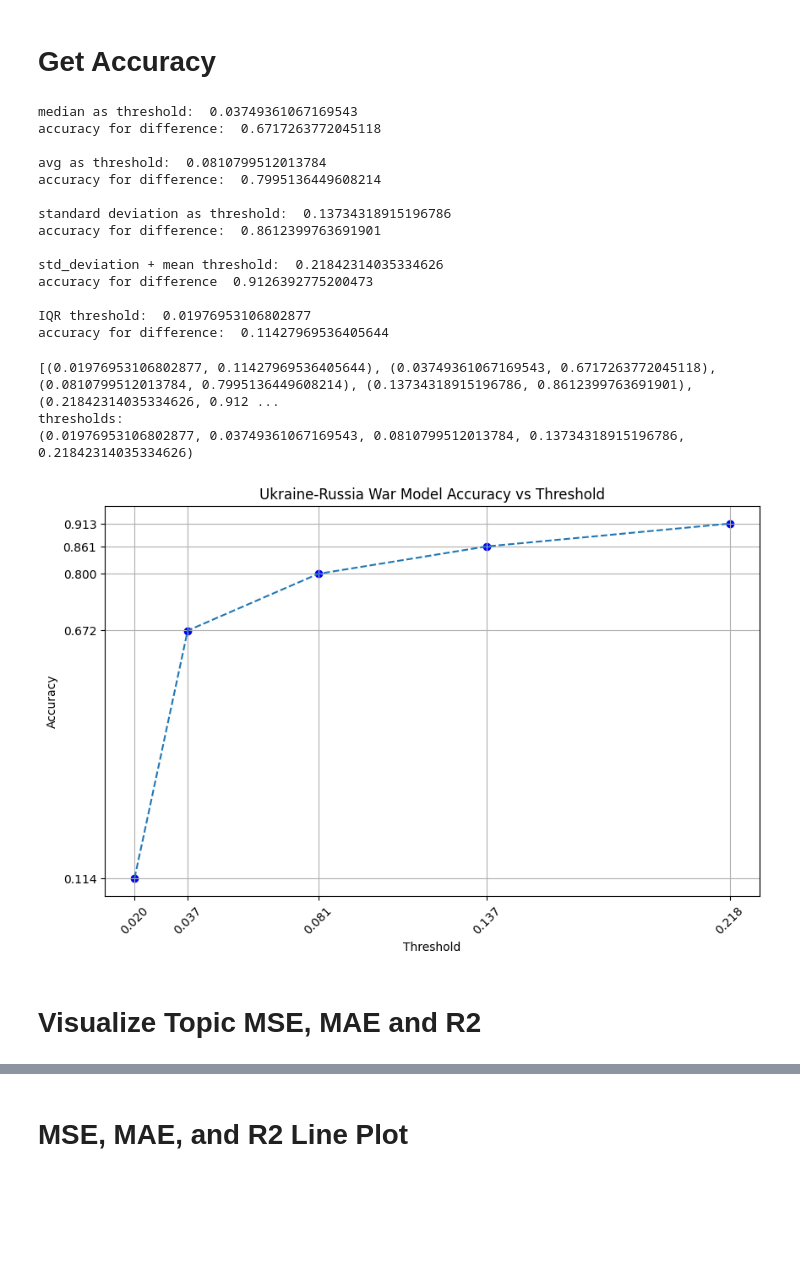
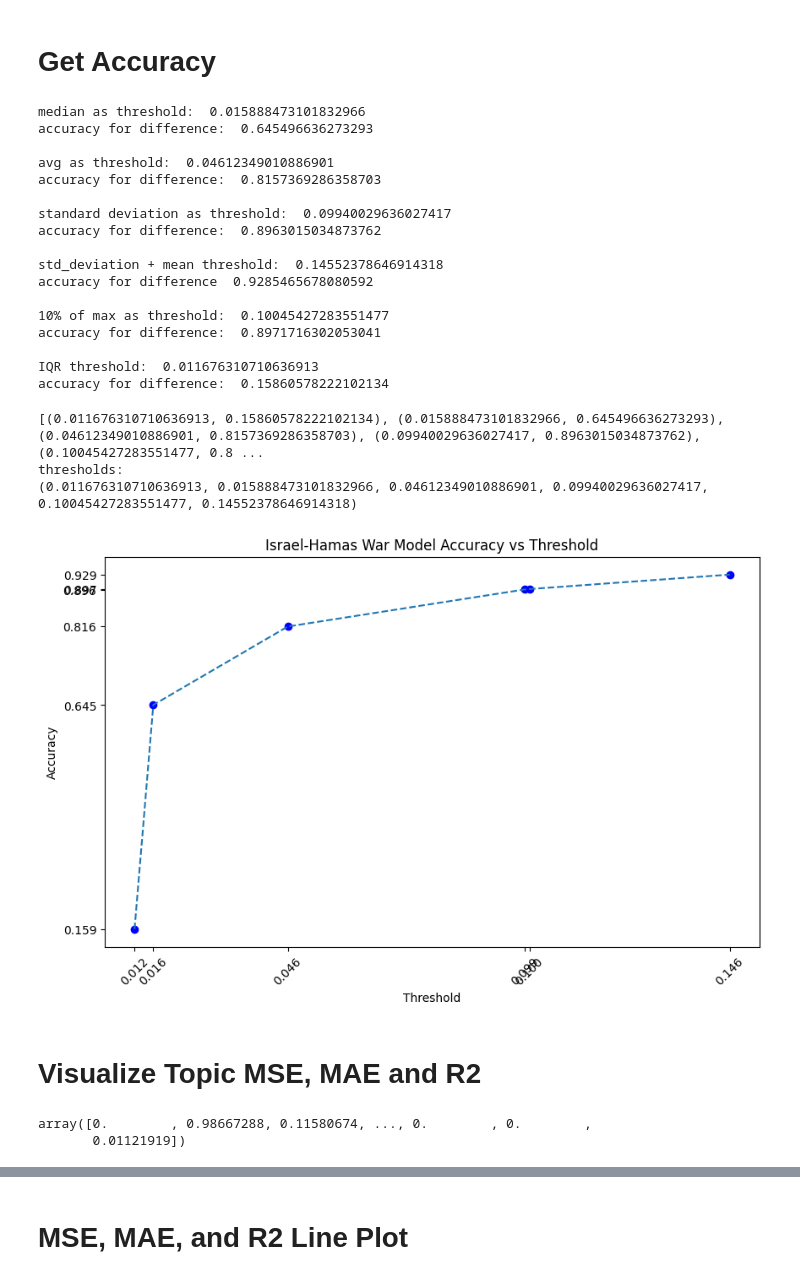
Before and after one commit to JordanMiner/Social_Media_and_Conflict, a Jupyter notebook: israel_gaza.ipynb, the cells around one changed output, grey strips where cells are left out. Cells and saved outputs as stored; diff of their text form; code cells hidden in the pictures; blank space fills up the shorter version.

```diff
--- a/israel_gaza.ipynb
+++ b/israel_gaza.ipynb
@@ -405,8 +410,8 @@ def create_ngram_tox_dict(ngrams, batch_size=100):
     return scores
 
 # Example usage
-before_war_ngrams = before_war_vect.get_feature_names_out()
-after_war_ngrams = war_and_after_vect.get_feature_names_out()
+before_war_ngrams = twitter_before_vect.get_feature_names_out()
+after_war_ngrams = reddit_after_vect.get_feature_names_out()
 
 before_war_tox_scores = create_ngram_tox_dict(before_war_ngrams)
 war_and_after_tox_scores = create_ngram_tox_dict(after_war_ngrams)
@@ -690,9 +722,9 @@ with open('twitter_before_tfidf.pkl', 'rb') as f:
 with open('reddit_after_tfidf.pkl', 'rb') as f:
     reddit_after_tfidf = pickle.load(f)
 
-with open('twitter_before_ngram_tox_dict.pkl', 'rb') as f:
+with open('UNBIASED_twitter_before_ngram_tox_dict.pkl', 'rb') as f:
     twitter_before_ngram_tox_dict = pickle.load(f)
-with open('reddit_after_ngram_tox_dict.pkl', 'rb') as f:
+with open('UNBIASED_reddit_after_ngram_tox_dict.pkl', 'rb') as f:
     reddit_after_ngram_tox_dict = pickle.load(f)
 
 
@@ -700,13 +732,11 @@ with open('twitter_before_topic_matrix.pkl', 'rb') as f:
     twitter_before_topic_matrix = pickle.load(f)
 
 
-with open('reddit_after_doc_topic_dict.pkl', 'rb') as f:
-    reddit_after_doc_topic_dict = pickle.load(f)
 
-with open('twitter_before_doc_toxicity_scores.pkl', 'rb') as f:
+with open('UNBIASED_twitter_before_doc_toxicity_scores.pkl', 'rb') as f:
     twitter_before_doc_toxicity_scores = pickle.load(f)
 
-with open('reddit_after_doc_toxicity_scores.pkl', 'rb') as f:
+with open('UNBIASED_reddit_after_doc_toxicity_scores.pkl', 'rb') as f:
     reddit_after_doc_toxicity_scores = pickle.load(f)
 
 
@@ -738,10 +768,11 @@ y_train = twitter_before_doc_toxicity_scores
 x_test = reddit_after_tfidf
 
 scaler = MaxAbsScaler()
+# scaler = RobustScaler(with_centering = False)
 x_train = scaler.fit_transform(x_train)
 x_test = scaler.fit_transform(x_test)
 
 model = LinearRegression()
 model.fit(x_train, y_train)
 
-predicted_tox_scores = model.predict(x_test
+predicted_tox_scores = model.predict(x_test)
@@ -865,11 +882,11 @@ corr3_pred = np.sum(scores_diff <= std_avg_thres)
 acc_std_avg = corr3_pred / len(scores_diff)
 print("accuracy for difference ", acc_std_avg, "\n")
 
-# max_thres =  np.max(scores_diff) * 0.1
-# print("10% of max as threshold: ", max_thres)
-# corr4_pred = np.sum(scores_diff <= max_thres)
-# acc_max = corr4_pred / len(scores_diff)
-# print("accuracy for difference: ", acc_max, "\n")
+max_thres =  np.max(scores_diff) * 0.1
+print("10% of max as threshold: ", max_thres)
+corr4_pred = np.sum(scores_diff <= max_thres)
+acc_max = corr4_pred / len(scores_diff)
+print("accuracy for difference: ", acc_max, "\n")
 
 quartiles = np.percentile(scores_diff, [25, 50, 75])
 first_quartile = quartiles[0]
@@ -881,65 +898,68 @@ corr_pred5 = np.sum(scores_diff <= iqr_thres)
 acc_iqr = corr_pred5 / len(scores_diff)
 print("accuracy for difference: ", acc_iqr, "\n")
 # %% [output]
-median as threshold:  0.03749361067169543
-accuracy for difference:  0.6717263772045118
+median as threshold:  0.015888473101832966
+accuracy for difference:  0.645496636273293
 
-avg as threshold:  0.0810799512013784
-accuracy for difference:  0.7995136449608214
+avg as threshold:  0.04612349010886901
+accuracy for difference:  0.8157369286358703
 
-standard deviation as threshold:  0.13734318915196786
-accuracy for difference:  0.8612399763691901
+standard deviation as threshold:  0.09940029636027417
+accuracy for difference:  0.8963015034873762
 
-std_deviation + mean threshold:  0.21842314035334626
-accuracy for difference  0.9126392775200473
+std_deviation + mean threshold:  0.14552378646914318
+accuracy for difference  0.9285465678080592
 
-IQR threshold:  0.01976953106802877
-accuracy for difference:  0.11427969536405644
+10% of max as threshold:  0.10045427283551477
+accuracy for difference:  0.8971716302053041
+
+IQR threshold:  0.011676310710636913
+accuracy for difference:  0.15860578222102134
 # %%
 import matplotlib.pyplot as plt
 
 plt.figure(figsize=(10,6))
 #sort by threshold and accuracy values
-# thresholds = [median_thres, avg_thres, std_thres, std_avg_thres, max_thres, iqr_thres]
-thresholds = [median_thres, avg_thres, std_thres, std_avg_thres, iqr_thres]
+thresholds = [median_thres, avg_thres, std_thres, std_avg_thres, max_thres, iqr_thres]
+# thresholds = [median_thres, avg_thres, std_thres, std_avg_thres, iqr_thres]
 
-# accuracies = [acc_median, acc_avg, acc_std, acc_std_avg, acc_max, acc_iqr]
-accuracies = [acc_median, acc_avg, acc_std, acc_std_avg, acc_iqr]
+accuracies = [acc_median, acc_avg, acc_std, acc_std_avg, acc_max, acc_iqr]
+#accuracies = [acc_median, acc_avg, acc_std, acc_std_avg, acc_iqr]
 
 pairs = list(zip(thresholds, accuracies))
 sorted_pairs = sorted(pairs, key=lambda x: x[1], reverse=False)
 print(sorted_pairs)
 
 # sorted_accuracies = list(sorted_accuracies)
 # sorted_thresholds = list(sorted_thresholds)
 sorted_thresholds, sorted_accuracies = zip(*sorted_pairs)
 print("thresholds:")
 print(sorted_thresholds)
 print("\n\n")
 
 plt.scatter(sorted_thresholds, sorted_accuracies, color='blue')
 plt.plot(sorted_thresholds, sorted_accuracies,linestyle='--')
 
 
 # Add titles and labels
-plt.title('Ukraine-Russia War Model Accuracy vs Threshold')
+plt.title('Israel-Hamas War Model Accuracy vs Threshold')
 plt.xlabel('Threshold')
 plt.ylabel('Accuracy')
 
 plt.xticks(sorted_thresholds, [f'{t:.3f}' for t in sorted_thresholds])
 plt.xticks(rotation=45)  # Rotate labels and align right
 plt.yticks([round(a, 3) for a in sorted_accuracies])
 
-# Show grid for better readability
-plt.grid(True)
+#Remove Grid
+plt.grid(False)
 
 # Show the plot
 plt.show()
 # %% [output]
-[(0.01976953106802877, 0.11427969536405644), (0.03749361067169543, 0.6717263772045118), (0.0810799512013784, 0.7995136449608214), (0.13734318915196786, 0.8612399763691901), (0.21842314035334626, 0.912 ...
+[(0.011676310710636913, 0.15860578222102134), (0.015888473101832966, 0.645496636273293), (0.04612349010886901, 0.8157369286358703), (0.09940029636027417, 0.8963015034873762), (0.10045427283551477, 0.8 ...
 thresholds:
-(0.01976953106802877, 0.03749361067169543, 0.0810799512013784, 0.13734318915196786, 0.21842314035334626)
+(0.011676310710636913, 0.015888473101832966, 0.04612349010886901, 0.09940029636027417, 0.10045427283551477, 0.14552378646914318)
-[figure, old version]
+[figure, new version]
 # %% [markdown]
 # Visualize Topic MSE, MAE and R2
 # %%
@@ -953,6 +973,12 @@ with open('twitter_before_doc_toxicity_scores.pkl', 'rb') as f:
 
 with open('reddit_after_doc_toxicity_scores.pkl', 'rb') as f:
     reddit_after_doc_toxicity_scores = pickle.load(f)
+# %%
+actual_topic_scores = reddit_after_doc_toxicity_scores
+actual_topic_scores
+# %% [output]
+array([0.        , 0.98667288, 0.11580674, ..., 0.        , 0.        ,
+       0.01121919])
 # %%
 
 #dictionary to store mse, mae and r2
```
Also changed, not shown: parts of 14 cells of this notebook, 1 other file.
